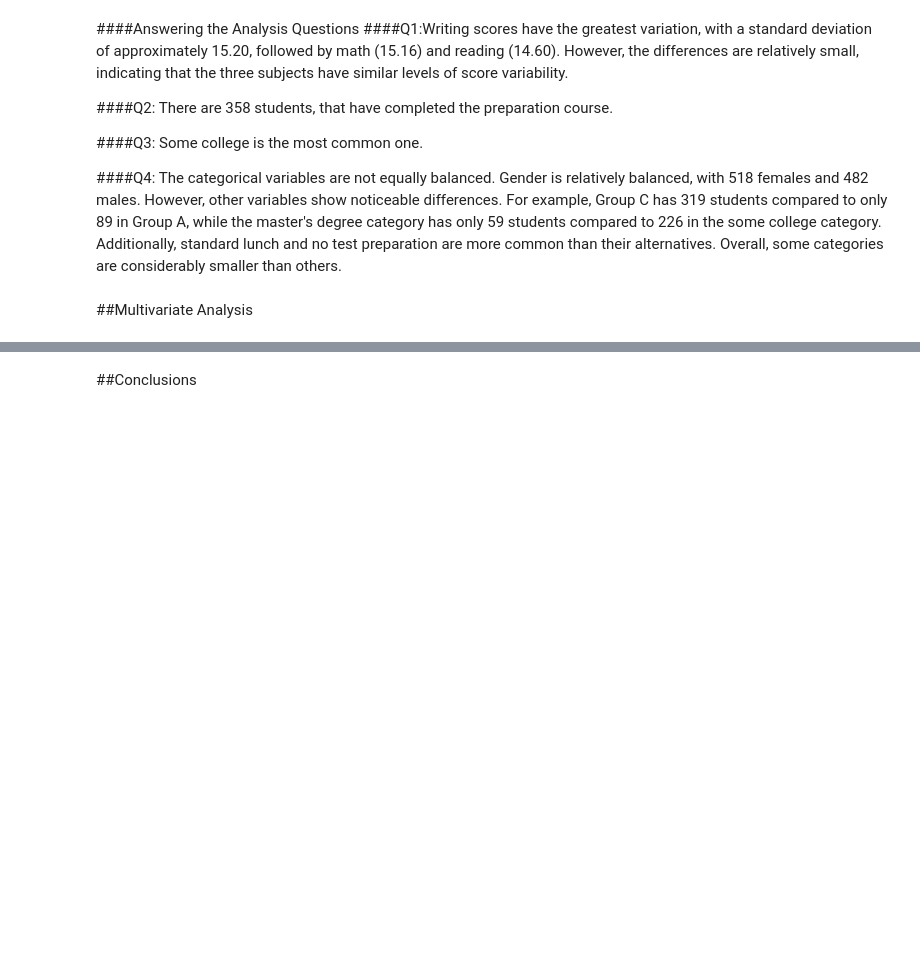
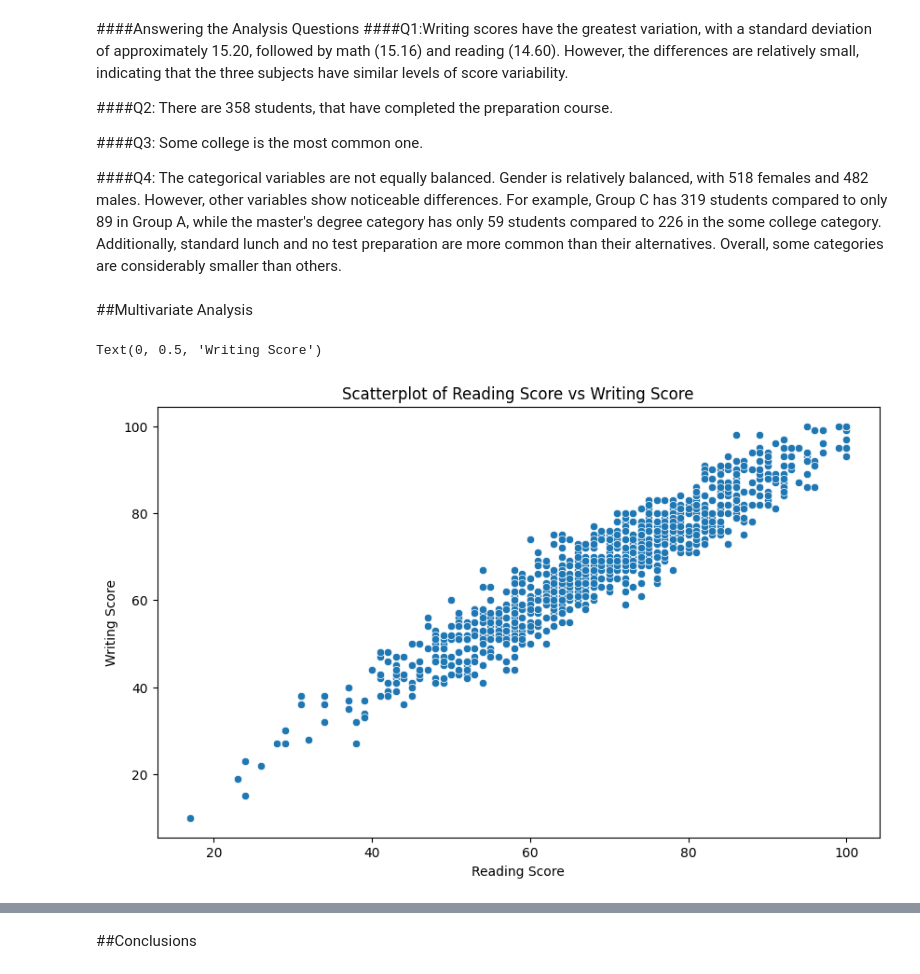
Before and after one commit to YousefHanna20/Student-Performance-EDA, a Jupyter notebook: Student_Performance_EDA.ipynb, the cells around one changed output, grey strips where cells are left out. Cells and saved outputs as stored; diff of their text form; code cells hidden in the pictures; blank space fills up the shorter version.

Commit message:
Multivariate Plots + Conclusions

```diff
--- a/Student_Performance_EDA.ipynb
+++ b/Student_Performance_EDA.ipynb
@@ -384,3 +384,13 @@ Text(0, 0.5, 'Count')
 ####Q4: The categorical variables are not equally balanced. Gender is relatively balanced, with 518 females and 482 males. However, other variables show noticeable differences. For example, Group C has 319 students compared to only 89 in Group A, while the master's degree category has only 59 students compared to 226 in the some college category. Additionally, standard lunch and no test preparation are more common than their alternatives. Overall, some categories are considerably smaller than others.
 # %% [markdown]
 ##Multivariate Analysis
+# %%
+#Scatterplot between reading score and writing score
+fig, ax = plt.subplots(figsize= (10,6))
+sns.scatterplot(data =df , x ='reading_score' ,y = 'writing_score' , ax =ax)
+ax.set_title('Scatterplot of Reading Score vs Writing Score')
+ax.set_xlabel('Reading Score')
+ax.set_ylabel('Writing Score')
+# %% [output]
+Text(0, 0.5, 'Writing Score')
+[figure, added]
```
Also changed, not shown: parts of 14 cells of this notebook.
